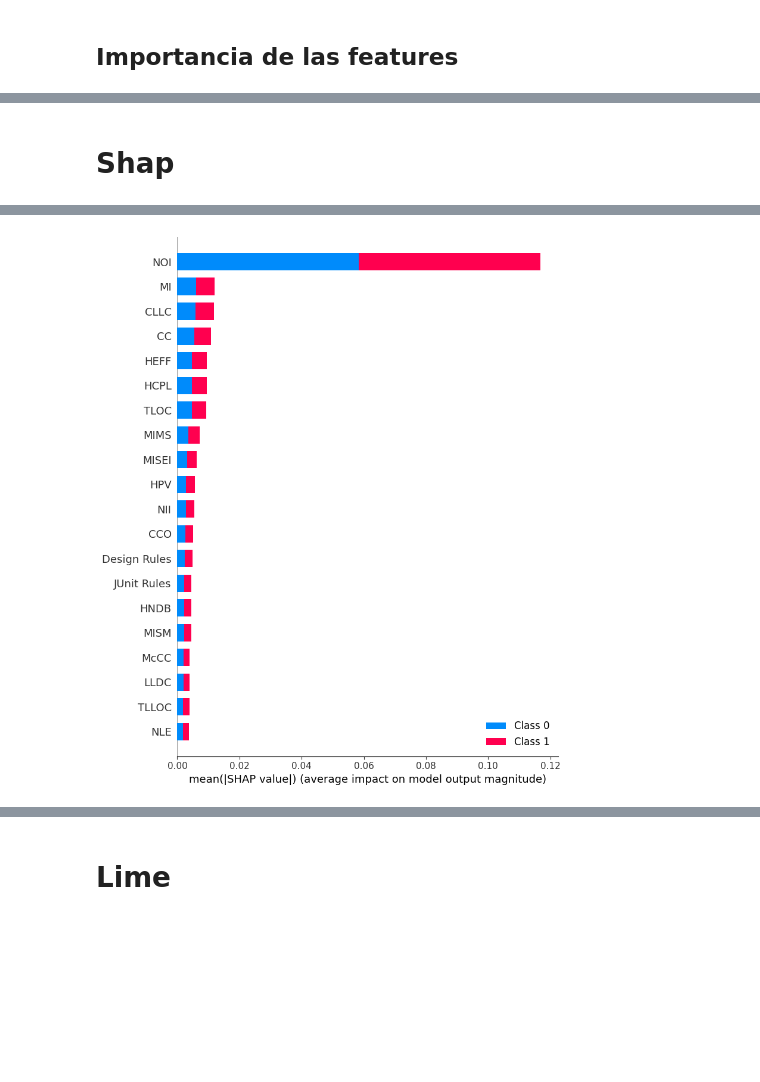
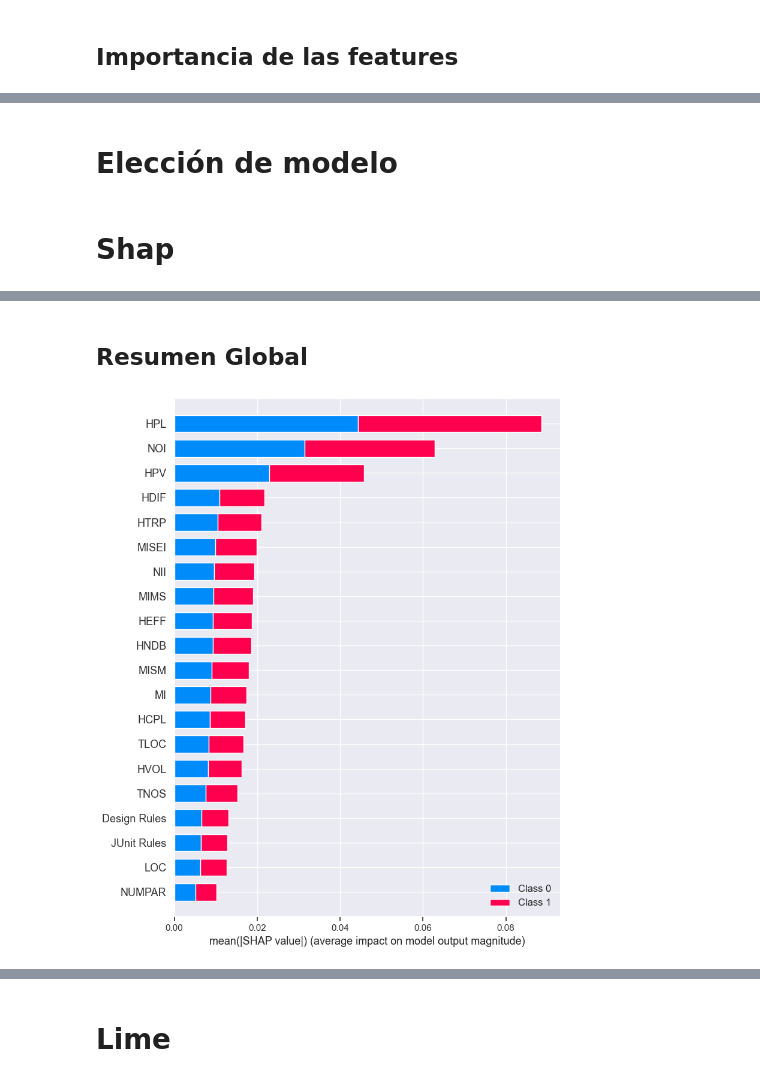
Before and after one commit to davidmacar/bug-prediction-explanation, a Jupyter notebook: clasificacion_buggy.ipynb, the cells around one changed output, grey strips where cells are left out. Cells and saved outputs as stored; diff of their text form; code cells hidden in the pictures; blank space fills up the shorter version.

Commit message:
Cálculo de summary_plot

```diff
--- a/clasificacion_buggy.ipynb
+++ b/clasificacion_buggy.ipynb
@@ -19,7 +27,7 @@ import xgboost as xgb
 ## Infomación de los datos
 # %%
 # Importado de los datos al dataframe
-df = pd.read_excel('./datasets/dataset.xlsx', sheet_name='method')
+df = pd.read_excel(DATA_FILE, sheet_name=SHEET_NAME)
 df.head()
 # %% [output]
 |  | Project | Hash | LongName | CC | CCL | CCO | CI | CLC | CLLC | LDC | ... | ... |
@@ -120,5 +171,5 @@ Name: Buggy, Length: 108001, dtype: int64
 scaler = StandardScaler()
 scaled_data = scaler.fit_transform(df)
 # División del dataframe en los conjuntos de test y entrenamiento
-X_train, X_test, y_train, y_test = train_test_split(x, y, test_size=0.2, random_state=42)
+X_train, X_test, y_train, y_test = train_test_split(x, y, test_size=TEST_SIZE, random_state=42)
 # %% [markdown]
@@ -377,0 +443,28 @@ entry_to_explain = 5
+# %%
+# ACCURACY SCORE
+y_pred = rf_reduced.predict(important_test_features)
+precision = accuracy_score(y_test, y_pred)
+print('Accuracy Score: {:.2f} %'.format(precision * 100))
+predicciones_correctas = accuracy_score(y_test, y_pred, normalize=False)
+print('Predicciones correctas: {}'.format(predicciones_correctas))
+
+# View the classification report for test data and predictions
+print(classification_report(y_test, y_pred))
+
+conf_matrix = confusion_matrix(y_test, y_pred)
+conf_matrix = conf_matrix.astype('float') / conf_matrix.sum(axis=1)[:, np.newaxis]
+
+# Confusion matrix usando un heat map
+sns.set(font_scale=1)
+sns.heatmap(conf_matrix, annot=True, cmap=plt.cm.Greens)
+
+# Labels
+class_names = ['Not Buggy', 'Buggy']
+tick_marks = np.arange(len(class_names))
+tick_marks2 = tick_marks + 0.5
+plt.xticks(tick_marks, class_names, rotation=30)
+plt.yticks(tick_marks2, class_names, rotation=0)
+plt.xlabel('Predicted label')
+plt.ylabel('True label')
+plt.title('Confusion Matrix for Random Forest Model')
+plt.show()
@@ -378,3 +483,10 @@ entry_to_explain = 5
+# %% [markdown]
+# Elección de modelo
+# %%
+# Modelo reducido
+rf = rf_reduced
+X_train = important_train_features
+X_test = important_test_features
 # %% [markdown]
 # Shap
 # %%
@@ -384,14 +496,18 @@ shap_explainer = shap.TreeExplainer(rf)
 shap.initjs()
 # %% [output]
 [interactive output not drawn]
+# %% [markdown]
+## Resumen Global
 # %%
 # Plot de resumen global
-# Para hacer el plot del conjunto total habría que ejectuar la siguiente instrucción:
-# shap.summary_plot(shap_explainer.shap_values(X_test), X_test, plot_type="bar")
 
-shap.summary_plot(shap_explainer.shap_values(X_test.iloc[entry_to_explain-1:entry_to_explain,:]), X_test, plot_type="bar")
+# Ejemplo rápido
+# shap.summary_plot(shap_explainer.shap_values(X_test.iloc[entry_to_explain-1:entry_to_explain,:]), X_test, plot_type="bar")
+
+# Resumen completo
+shap.summary_plot(shap_explainer.shap_values(X_test), X_test, plot_type="bar")
 # %% [output]
-[figure, old version]
+[figure, new version]
 # %%
 # Plots para SHAP
 # entry_to_explain = 5
```
Also changed, not shown: parts of 40 cells of this notebook, 1 other file.
